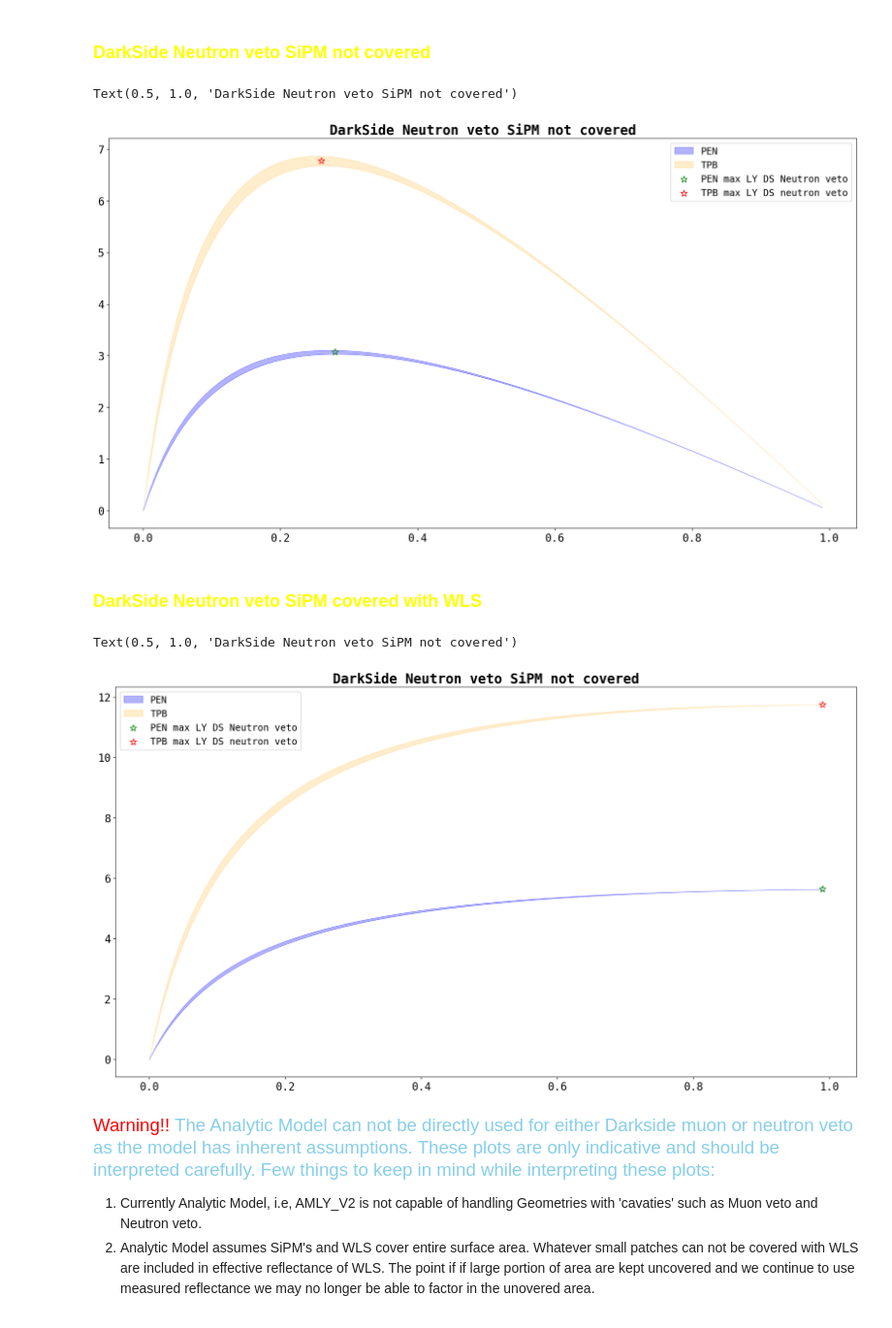
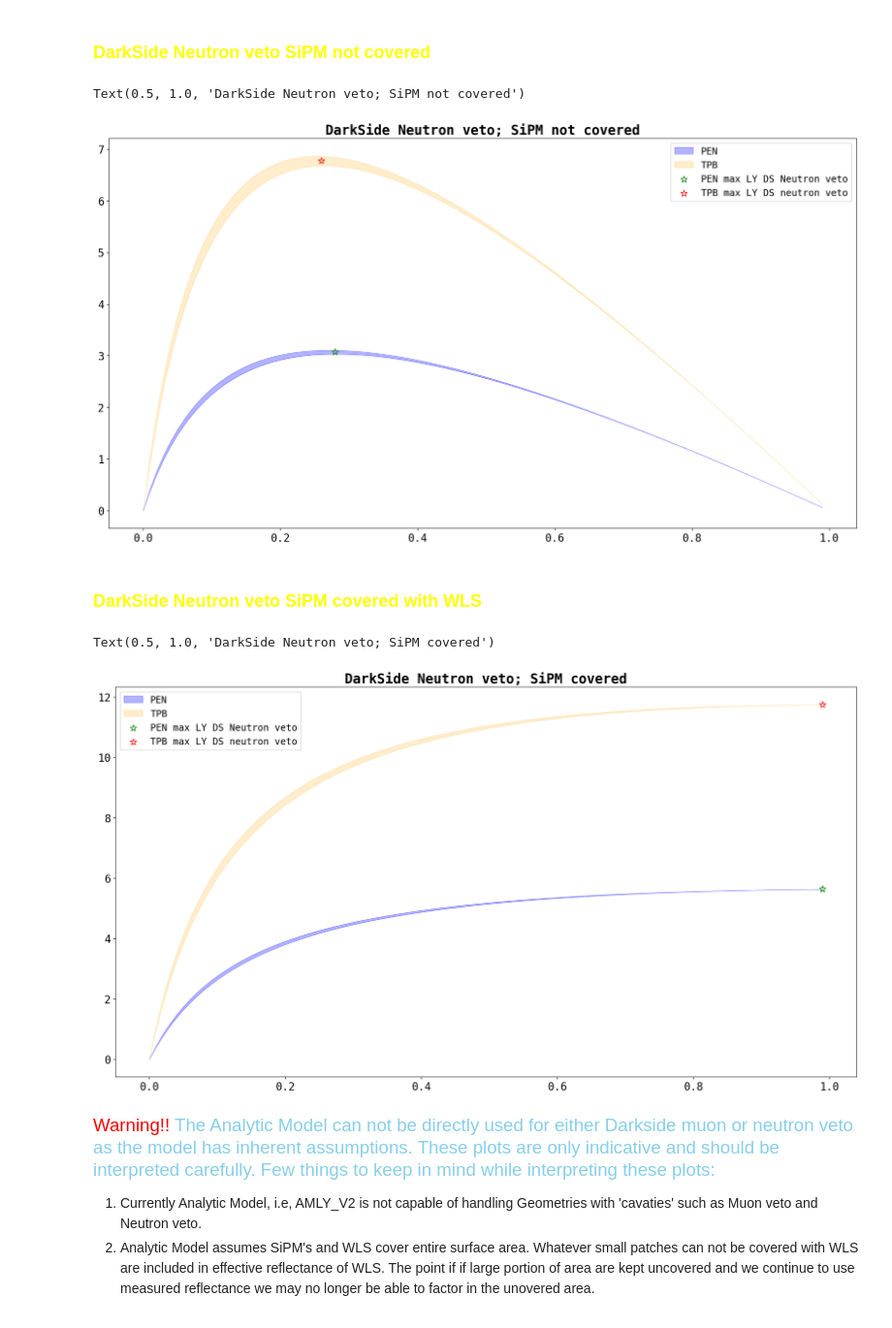
Before and after one commit to sarthchoudhary/AMELY, a Jupyter notebook: AMLY_V2.ipynb, the cells around one changed output. Shown at 97% size. Cells and saved outputs as stored; diff of their text form; code cells hidden in the pictures.

```diff
--- a/AMLY_V2.ipynb
+++ b/AMLY_V2.ipynb
@@ -886,43 +884,43 @@ plt.scatter( f_sen_vector[np.argmax(LY_PEN_average_DS_neutron_veto)], LY_PEN_ave
 plt.scatter( f_sen_vector[np.argmax(LY_TPB_average_DS_neutron_veto)], LY_TPB_average_DS_neutron_veto[np.argmax(LY_TPB_average_DS_neutron_veto)],
             marker = '*', s =100, facecolors = 'none', edgecolors ='r', label = 'TPB max LY DS neutron veto')
 plt.legend()
-plt.title('DarkSide Neutron veto SiPM not covered')
+plt.title('DarkSide Neutron veto; SiPM not covered')
 # %% [output]
-Text(0.5, 1.0, 'DarkSide Neutron veto SiPM not covered')
+Text(0.5, 1.0, 'DarkSide Neutron veto; SiPM not covered')
-[figure, old version]
+[figure, new version]
 # %% [markdown]
 <h3 style = 'color: yellow'> DarkSide Neutron veto SiPM covered with WLS </h3>
 # %%
 ### DarkSide neutron veto SiPM covered with WLS
 # %matplotlib qt
 plt.close('DarkSide Neutron f_sen vs LY; SiPM not covered')
 plt.figure('DarkSide Neutron f_sen vs LY; SiPM not covered')
 
 LY_PEN_upper_DS_neutron_veto = integrate_LY(wavelength_vector, E_PEN_smooth, PDE_smooth, R_SiPM_smooth, R_Wall_PEN_smooth,
                                             f_sen_vector, wls_eff= 0.47, Q_vis=Q_vis_DS_neutron_veto, Q_vuv= Q_vuv_DS_neutron_veto, SiPM_covered=True)
 LY_PEN_lower_DS_neutron_veto = integrate_LY(wavelength_vector, E_PEN_smooth, PDE_smooth, R_SiPM_smooth, R_Wall_PEN_smooth*0.988,
                                             f_sen_vector, wls_eff= 0.47, Q_vis=Q_vis_DS_neutron_veto, Q_vuv= Q_vuv_DS_neutron_veto, SiPM_covered=True)
 plt.fill_between( f_sen_vector, LY_PEN_lower_DS_neutron_veto,  LY_PEN_upper_DS_neutron_veto, color='blue', alpha=0.3, label='PEN' )
 
 LY_TPB_upper_DS_neutron_veto = integrate_LY(wavelength_vector, E_TPB_smooth, PDE_smooth, R_SiPM_smooth, R_Wall_TPB_smooth,
                                             f_sen_vector, wls_eff=1, Q_vis=Q_vis_DS_neutron_veto, Q_vuv=Q_vuv_DS_neutron_veto, SiPM_covered=True)
 LY_TPB_lower_DS_neutron_veto = integrate_LY(wavelength_vector, E_TPB_smooth, PDE_smooth, R_SiPM_smooth, R_Wall_TPB_smooth*0.988,
                                             f_sen_vector, wls_eff=1, Q_vis=Q_vis_DS_neutron_veto, Q_vuv=Q_vuv_DS_neutron_veto, SiPM_covered=True)
 plt.fill_between( f_sen_vector, LY_TPB_lower_DS_neutron_veto,  LY_TPB_upper_DS_neutron_veto, color='orange', alpha=0.2, label='TPB' )
 
 ### Maximum LY points
 LY_PEN_average_DS_neutron_veto = (LY_PEN_upper_DS_neutron_veto + LY_PEN_lower_DS_neutron_veto)/2;
 LY_TPB_average_DS_neutron_veto = (LY_TPB_upper_DS_neutron_veto + LY_TPB_lower_DS_neutron_veto)/2;
 
 plt.scatter( f_sen_vector[np.argmax(LY_PEN_average_DS_neutron_veto)], LY_PEN_average_DS_neutron_veto[np.argmax(LY_PEN_average_DS_neutron_veto)],
             marker = '*', s =100, facecolors = 'none', edgecolors = 'g', label = 'PEN max LY DS Neutron veto')
 plt.scatter( f_sen_vector[np.argmax(LY_TPB_average_DS_neutron_veto)], LY_TPB_average_DS_neutron_veto[np.argmax(LY_TPB_average_DS_neutron_veto)],
             marker = '*', s =100, facecolors = 'none', edgecolors ='r', label = 'TPB max LY DS neutron veto')
 plt.legend()
-plt.title('DarkSide Neutron veto SiPM not covered')
+plt.title('DarkSide Neutron veto; SiPM covered')
 # %% [output]
-Text(0.5, 1.0, 'DarkSide Neutron veto SiPM not covered')
+Text(0.5, 1.0, 'DarkSide Neutron veto; SiPM covered')
-[figure, old version]
+[figure, new version]
 # %% [markdown]
 <p>
     <span style = 'color: red; font-size:14pt'> Warning!! </span>
```
Also changed, not shown: parts of 9 cells of this notebook.
